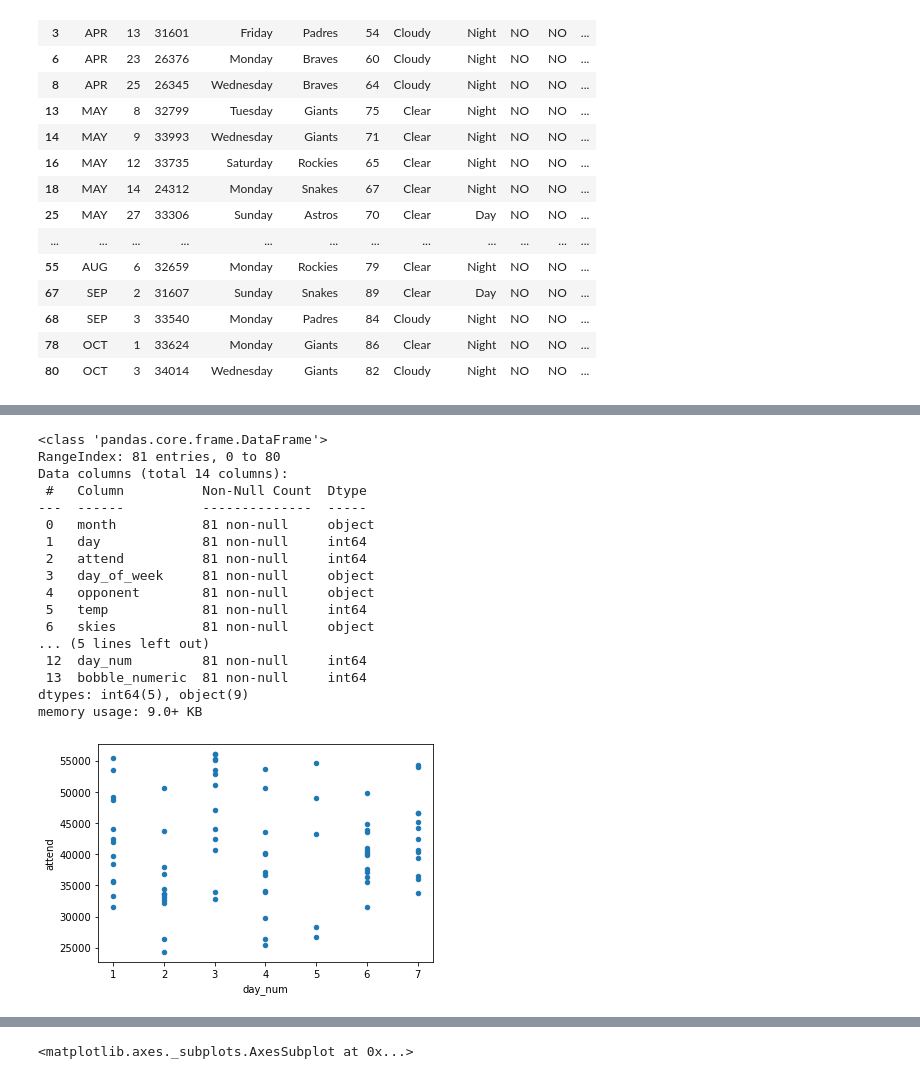
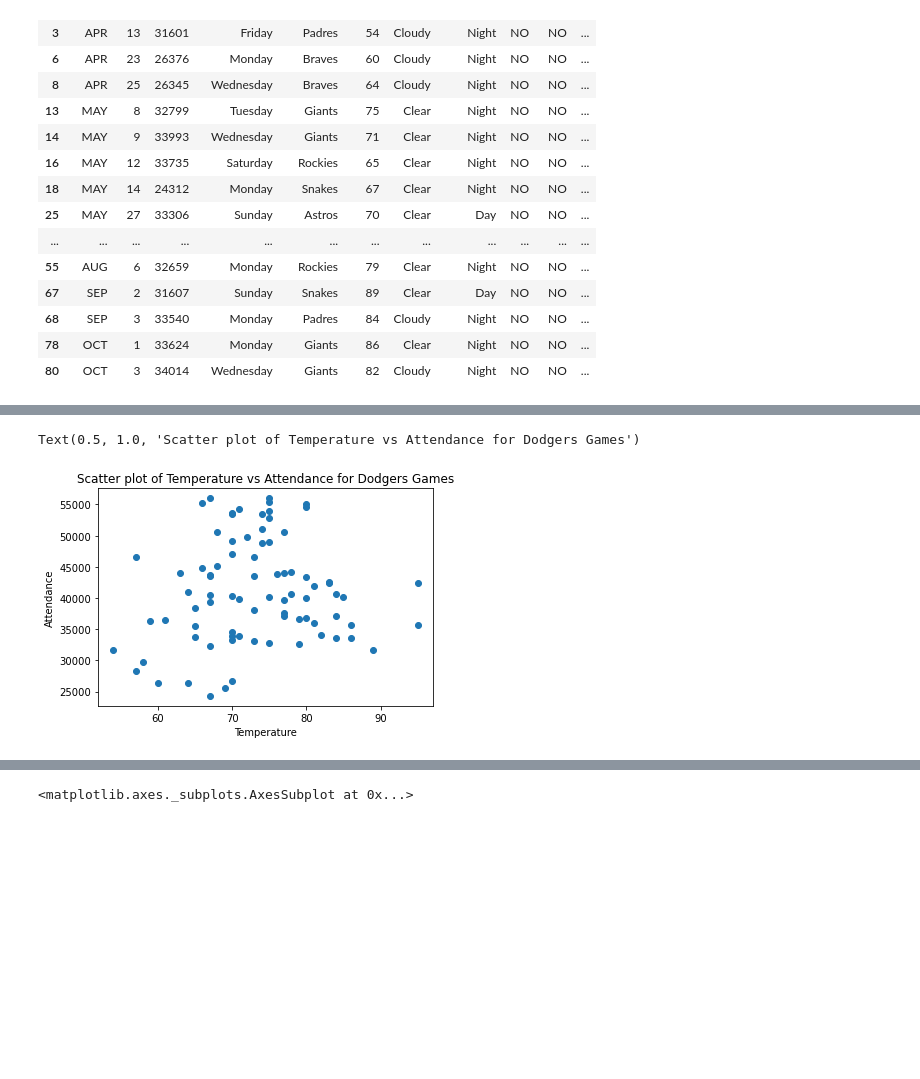
Before and after one commit to ramsey-king/DSC-630-Predictive-Analytics, a Jupyter notebook: Week-3/KingRamseyWeek3.ipynb, the cells around one changed output, grey strips where cells are left out. Cells and saved outputs as stored; diff of their text form; code cells hidden in the pictures; blank space fills up the shorter version.

```diff
--- a/Week-3/KingRamseyWeek3.ipynb
+++ b/Week-3/KingRamseyWeek3.ipynb
@@ -129,27 +178,9 @@ dodgers_df.plot.scatter('temp', 'attend')
-# %%
-# Day of week vs attendance.
-day_dict = {
-    'Sunday': 1, 'Monday': 2, 'Tuesday': 3, 'Wednesday': 4, 'Thursday': 5, 'Friday': 6, 'Saturday': 7,
-}
-
-dodgers_df['day_num'] = dodgers_df['day_of_week'].apply(lambda x: day_dict.get(x)).astype(int)
-dodgers_df.plot.scatter('day_num', 'attend')
-# %% [output]
-<class 'pandas.core.frame.DataFrame'>
-RangeIndex: 81 entries, 0 to 80
-Data columns (total 14 columns):
- #   Column          Non-Null Count  Dtype
----  ------          --------------  -----
- 0   month           81 non-null     object
- 1   day             81 non-null     int64
- 2   attend          81 non-null     int64
- 3   day_of_week     81 non-null     object
- 4   opponent        81 non-null     object
- 5   temp            81 non-null     int64
- 6   skies           81 non-null     object
-... (5 lines left out)
- 12  day_num         81 non-null     int64
- 13  bobble_numeric  81 non-null     int64
-dtypes: int64(5), object(9)
-memory usage: 9.0+ KB
-[figure, removed]
+# %%
+# Temp vs attendance.
+plt.scatter(dodgers_df.temp, dodgers_df.attend)
+plt.xlabel('Temperature')
+plt.ylabel('Attendance')
+plt.title('Scatter plot of Temperature vs Attendance for Dodgers Games')
+# %% [output]
+Text(0.5, 1.0, 'Scatter plot of Temperature vs Attendance for Dodgers Games')
+[figure, added]
```
Also changed, not shown: parts of 27 cells of this notebook.
